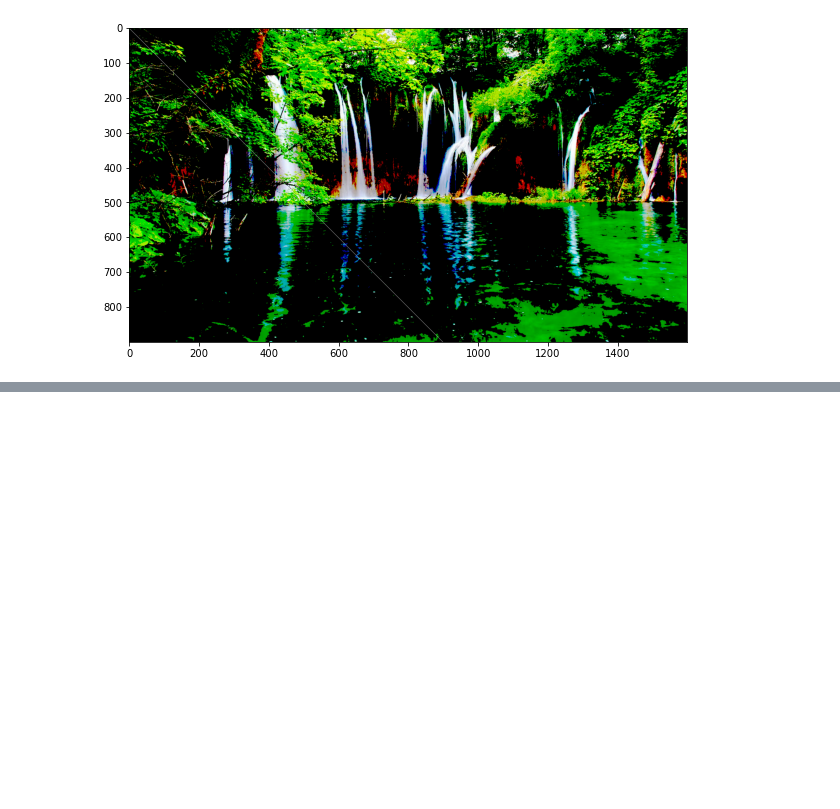
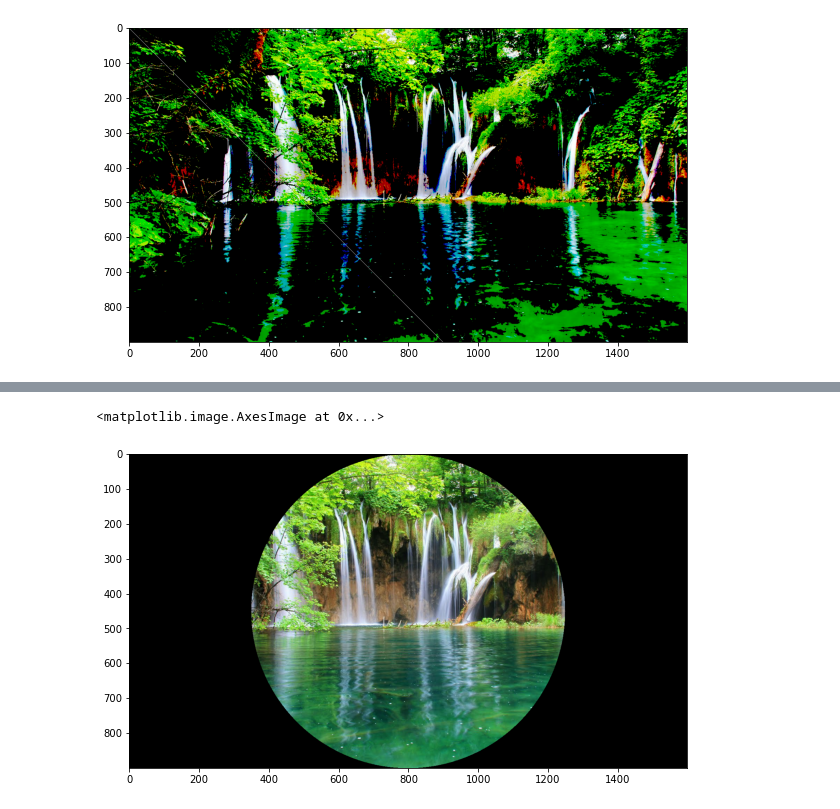
Before and after one commit to JavDomGom/machine-learning-y-redes-neuronales, a Jupyter notebook: NumPy.ipynb, the cells around one changed output, grey strips where cells are left out. Saved outputs shown, nothing was run; the diff lists cells and outputs as text; code cells hidden in the pictures; blank space fills up the shorter version.

```diff
--- a/NumPy.ipynb
+++ b/NumPy.ipynb
@@ -893,0 +907,5 @@ plt.imshow(image3)
+# %%
+# 3. Calculamos el índice de la columna y fila central.
+center_row, center_col = total_rows/2, total_cols/2
+
+print(f'Fila central: {center_row}, Columna central: {center_col}')
@@ -893,0 +914,8 @@ plt.imshow(image3)
+# %%
+# 4. Calculamos las distancias al centro y las ponemos en una matriz.
+dist_from_center = (X - center_row)**2 + (Y - center_col)**2
+
+print('\nMatriz que contiene las distancias al centro\n')
+print(dist_from_center)
+print()
+print(np.amax(dist_from_center))
@@ -893,0 +934,5 @@ plt.imshow(image3)
+# %%
+# 5. Calculamos el tamaño del radio deseado.
+radius = (total_rows/2)**2
+
+print(f'El radio es: {radius}')
@@ -893,0 +941,7 @@ plt.imshow(image3)
+# %%
+# 6. Creamos la máscara circular.
+circular_mask = (dist_from_center > radius)
+
+print(circular_mask.shape)
+print(circular_mask[300:600, 600:1000])
+print(circular_mask)
@@ -893,0 +964,8 @@ plt.imshow(image3)
+# %%
+# 7. Aplicamos la máscara a la foto.
+image1[circular_mask] = 0
+plt.figure(figsize=(10, 20))
+plt.imshow(image1)
+# %% [output]
+<matplotlib.image.AxesImage at 0x...>
+[figure, added]
```
Also changed, not shown: parts of 8 cells of this notebook, 3 other files.
